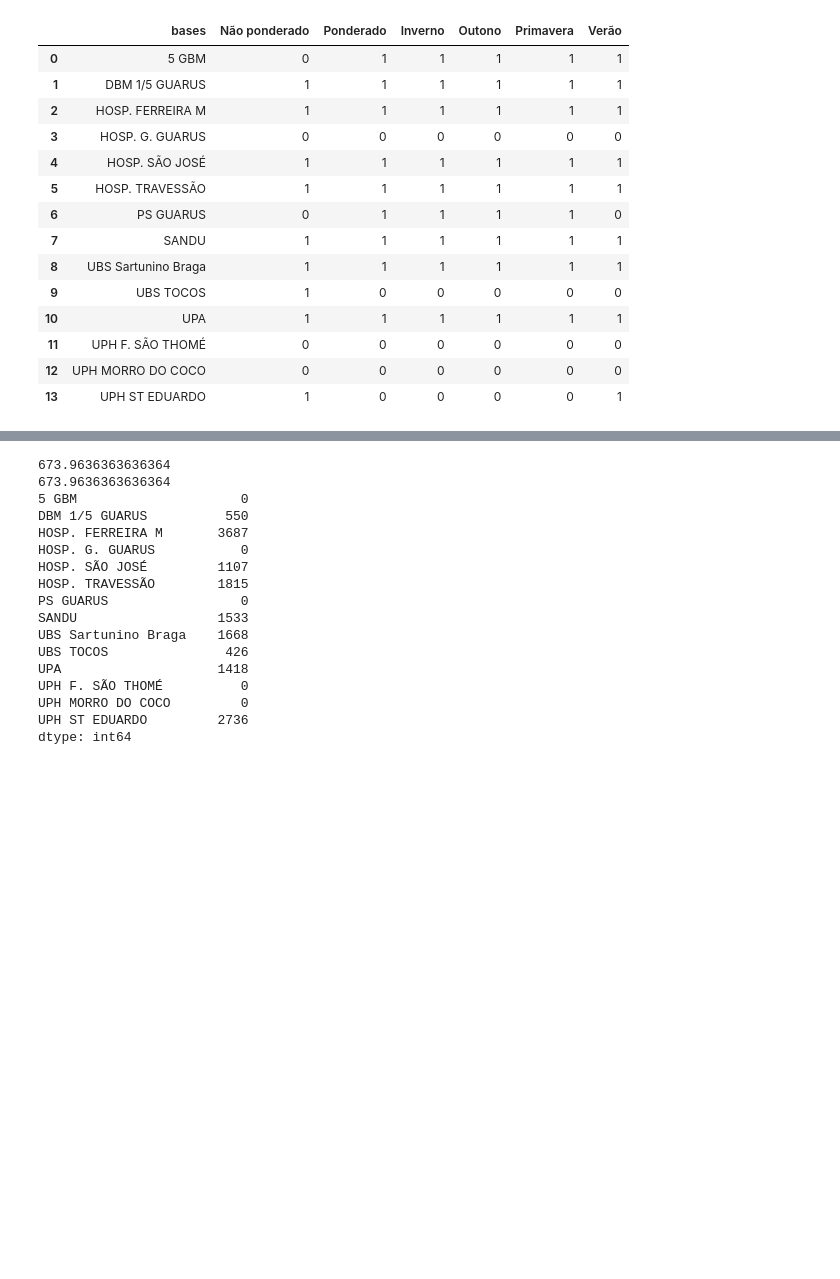
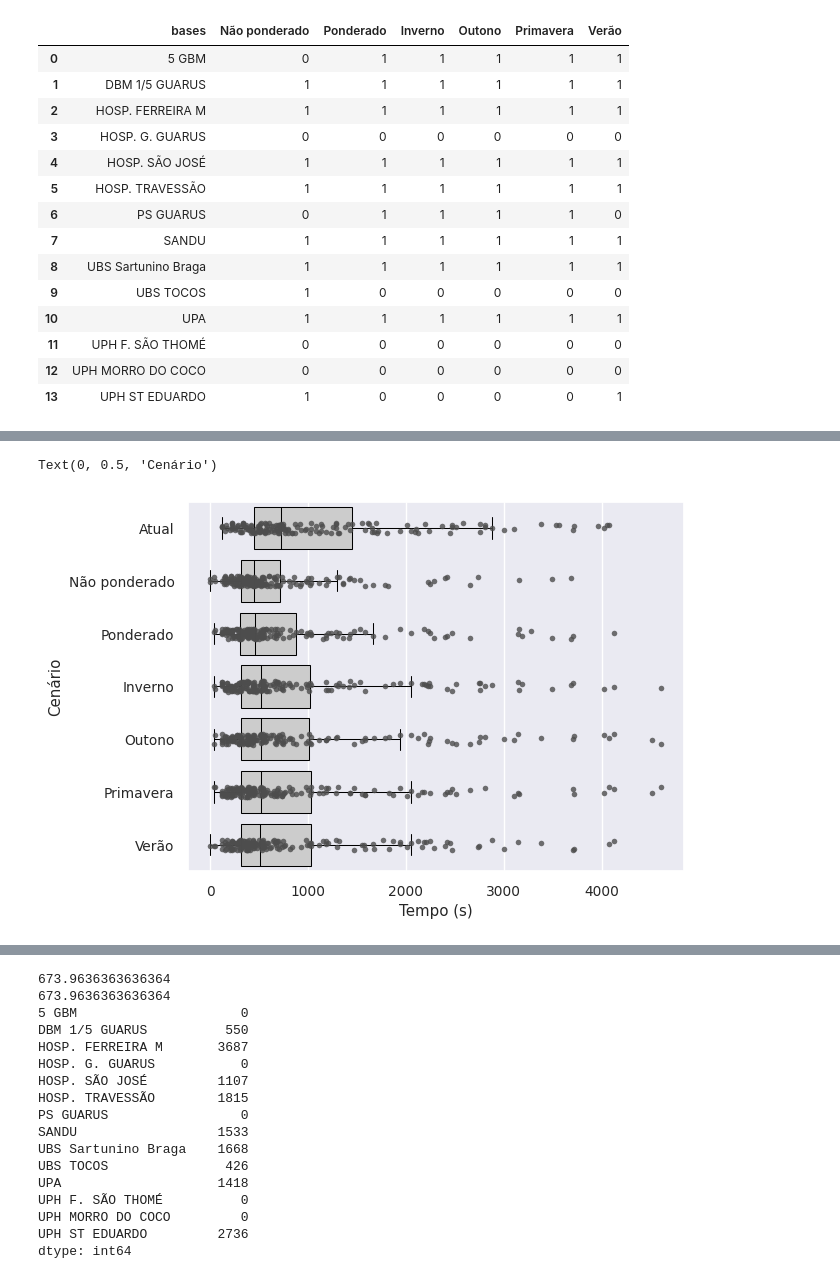
Before and after one commit to silva-fabiofreitas/P-Median, a Jupyter notebook: notebooks/Pmedian_Ambulance.ipynb, the cells around one changed output, grey strips where cells are left out. Drawn from its saved outputs; the diff is of its cells as text; code cells hidden in the pictures; blank space fills up the shorter version.

Commit message:
feat: boxplot e kde com seaborn

```diff
--- a/notebooks/Pmedian_Ambulance.ipynb
+++ b/notebooks/Pmedian_Ambulance.ipynb
@@ -56,7 +57,7 @@ p = 9 # Nº de facilidades
 **Cenário base**
 # %%
 # Cenario base
-bases_atuais = ['5 GBM', 'DBM 1/5 GUARUS', 'HOSP. FERREIRA M', 'HOSP. G. GUARUS', 'HOSP. SÃO JOSÉ', 'HOSP. TRAVESSÃO', 'PS GUARUS', 'SANDU', 'UBS Sartunino Braga']
+bases_atuais = ['5 GBM', 'DBM 1/5 GUARUS', 'HOSP. G. GUARUS']
 scenario_base = df_matrix[bases_atuais].apply(min, axis=1).copy()
 df_matrix[bases_atuais].apply(min, axis=1).describe()
 # %% [output]
@@ -206,11 +209,14 @@ facilities_open
 # %%
+times = res_pmedian.get_times()
+times.insert(0,'Atual',scenario_base.values)
+
 fig = px.box(
-    res_pmedian.get_times().melt(var_name='Cenario'),
+    times.melt(var_name='Cenario'),
     x='value',
     facet_row='Cenario',
     title='Tempo de deslocamento - segundos',
     labels={'value':'Tempo de deslocamento (s)'},
-    height=600,
+    height=800,
     width=800,
 )
 fig.show()
@@ -223,0 +229,23 @@ fig.write_image("boxplot.svg")
+# %%
+sns.set_theme()
+sns.set_context("notebook", font_scale=.9)
+ax = sns.boxplot(
+    data=times.melt(var_name='Cenario'),
+    x='value',
+    y="Cenario",
+    # native_scale=True
+    # notch=True,
+    flierprops={'markeredgecolor': '#000', 'markerfacecolor': '.8', 'alpha':.8},
+    color=".8",
+    linecolor="#000",
+    linewidth=.75,
+    # width=900
+    showfliers = False
+)
+sns.stripplot(
+    times.melt(var_name='Cenario'),  x='value',  y="Cenario", size=4, color=".3", alpha=.8)
+ax.set_xlabel('Tempo (s)')
+ax.set_ylabel('Cenário')
+# %% [output]
+Text(0, 0.5, 'Cenário')
+[figure, added]
```
Also changed, not shown: parts of 6 cells of this notebook, 1 other file.
